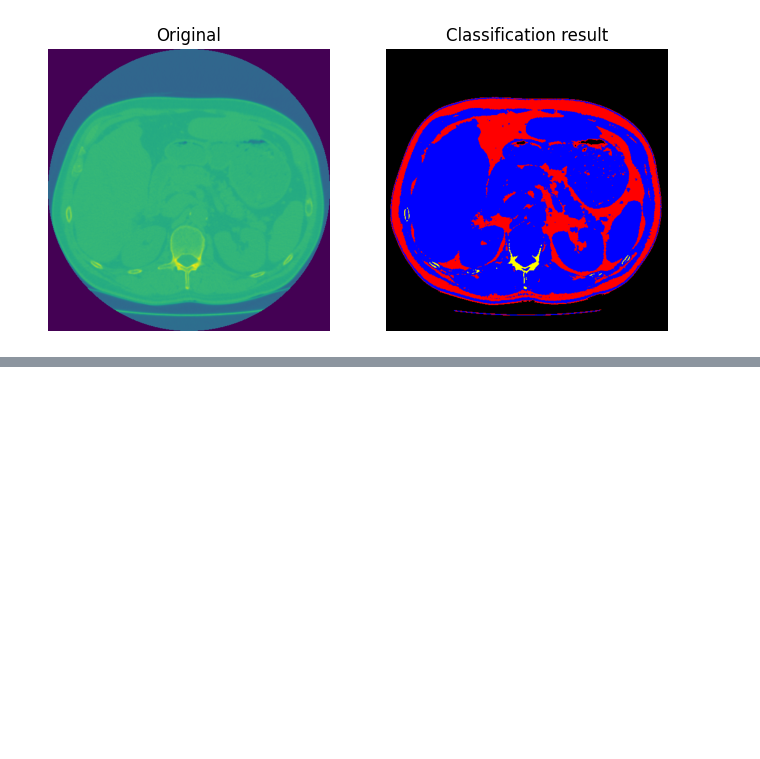
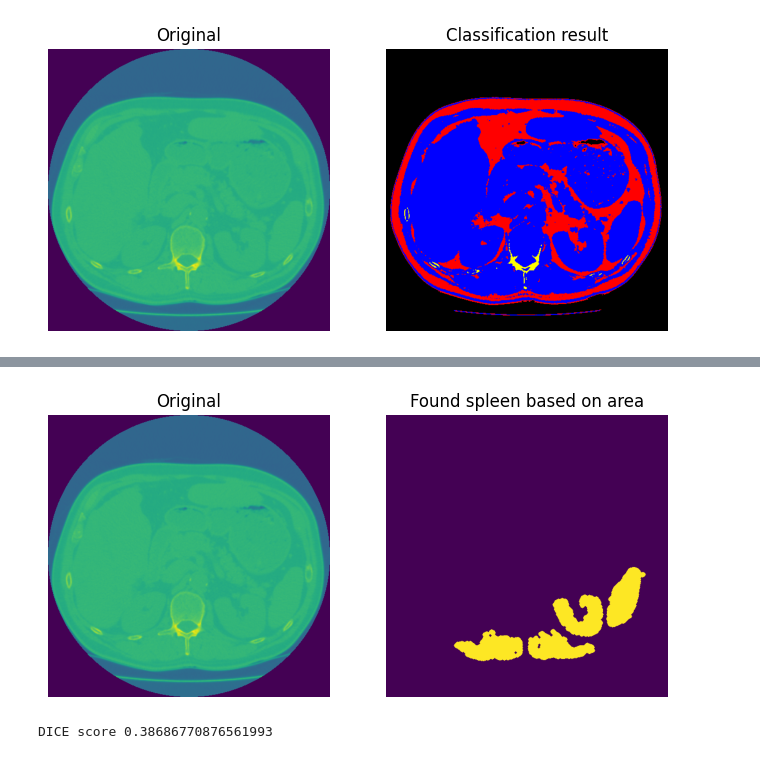
Before and after one commit to kristofer0907/02515_Image_Analysis_Github, a Jupyter notebook: exam_practice_sets/lx_6.ipynb, the cells around one changed output, grey strips where cells are left out. Saved outputs shown, nothing was run; the diff lists cells and outputs as text; code cells hidden in the pictures; blank space fills up the shorter version.

```diff
--- a/exam_practice_sets/lx_6.ipynb
+++ b/exam_practice_sets/lx_6.ipynb
@@ -259,2 +318,30 @@ io.show()
 # %%
 #Lx-6.21 Use BLOB feature based classification to identify an object in an image. For example the spleen in a computed tomography scan
+
+
+min_area = 4500
+max_area = 4999
+region_props = measure.regionprops(label_img)
+# Create a copy of the label_img
+label_img_filter = label_img.copy()
+for region in region_props:
+    # Find the areas that do not fit our criteria
+    if region.area > max_area or region.area < min_area:
+        # set the pixels in the invalid areas to background
+        for cords in region.coords:
+            label_img_filter[cords[0], cords[1]] = 0
+# Create binary image from the filtered label image
+i_area = label_img_filter > 0
+show_comparison(img, i_area, 'Found spleen based on area')
+# %% [output]
+[figure, added]
+# %%
+#Lx-6.23: Compute the DICE score between two segmentations
+
+
+ground_truth_img = io.imread(in_dir + 'Validation1_spleen.png')
+gt_bin = ground_truth_img > 0
+dice_score = 1 - distance.dice(i_area.ravel(), gt_bin.ravel())
+print(f"DICE score {dice_score}")
+# %% [output]
+DICE score 0.38686770876561993
```
Also changed, not shown: parts of 8 cells of this notebook, 2 other files.
